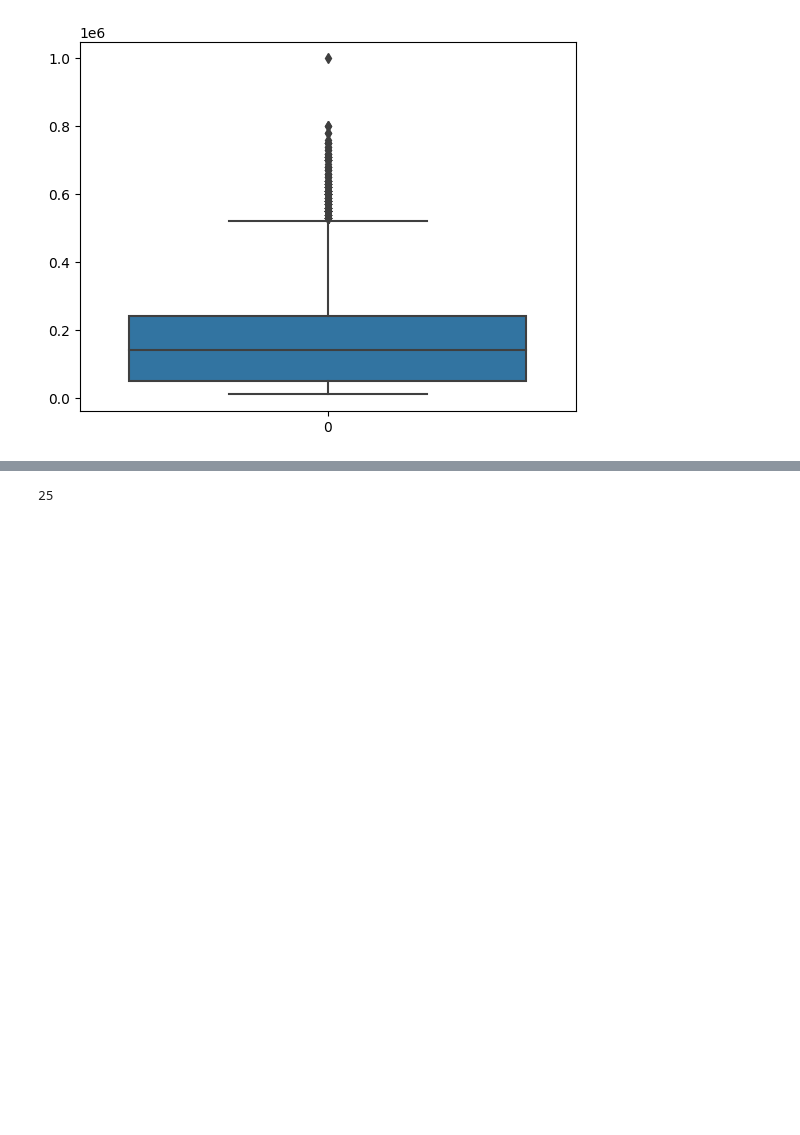
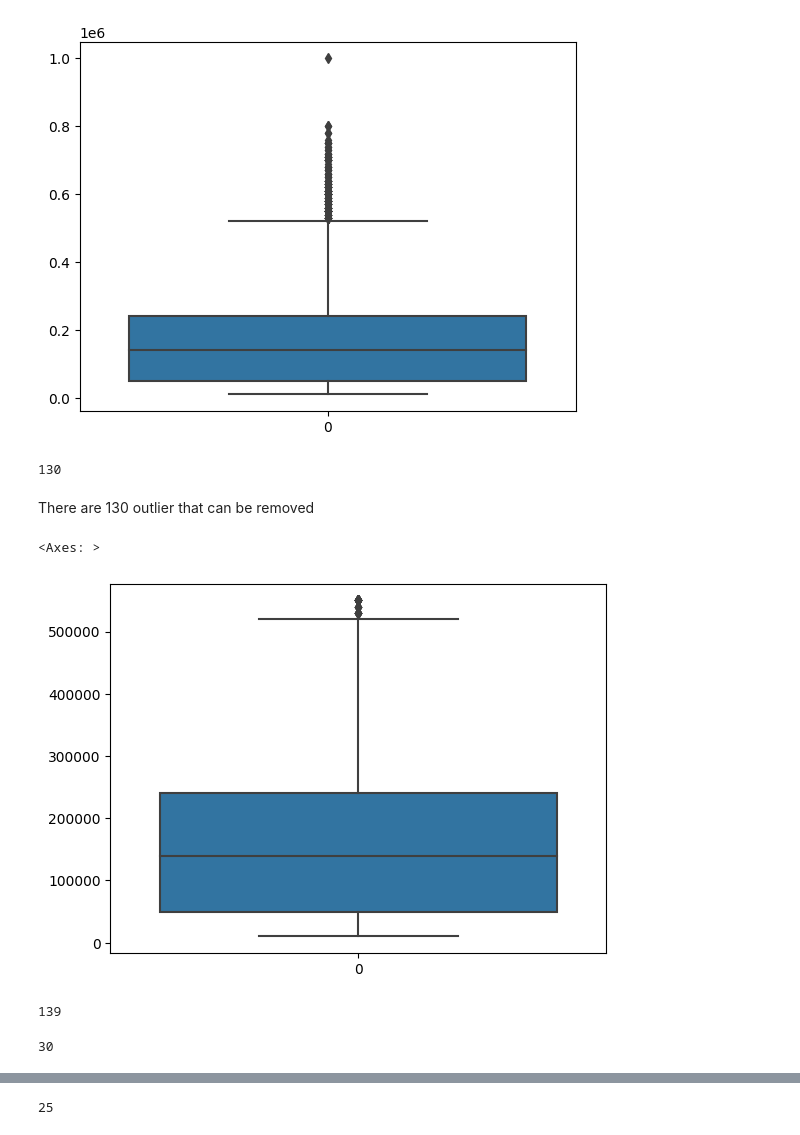
Before and after one commit to manish7065/Credit-Card-proj, a Jupyter notebook: notebooks/trial.ipynb, the cells around one changed output, grey strips where cells are left out. Cells and saved outputs as stored; diff of their text form; code cells hidden in the pictures; blank space fills up the shorter version.

```diff
--- a/notebooks/trial.ipynb
+++ b/notebooks/trial.ipynb
@@ -115,3 +116,13 @@ sns.boxplot(df["LIMIT_BAL"])
 # %% [output]
 <Axes: >
 [figure]
+# %%
+# Counting the Outlier
+column = "LIMIT_BAL"
+z_scores = (df[column] - np.mean(df[column])) / np.std(df[column])
+outliers = np.abs(z_scores) > 3
+print(np.sum(outliers))
+# %% [output]
+130
+# %% [markdown]
+There are 130 outlier that can be removed
@@ -117,0 +138,5 @@ sns.boxplot(df["LIMIT_BAL"])
+# %%
+sns.boxplot(df["LIMIT_BAL"])
+# %% [output]
+<Axes: >
+[figure, added]
@@ -117,0 +149,9 @@ sns.boxplot(df["LIMIT_BAL"])
+# %%
+print(outlier_count(df,'AGE'))
+# %% [output]
+139
+# %%
+df = remove_outliers_zscore(df,'AGE')
+print(outlier_count(df,'AGE'))
+# %% [output]
+30
```
Also changed, not shown: parts of 26 cells of this notebook.
